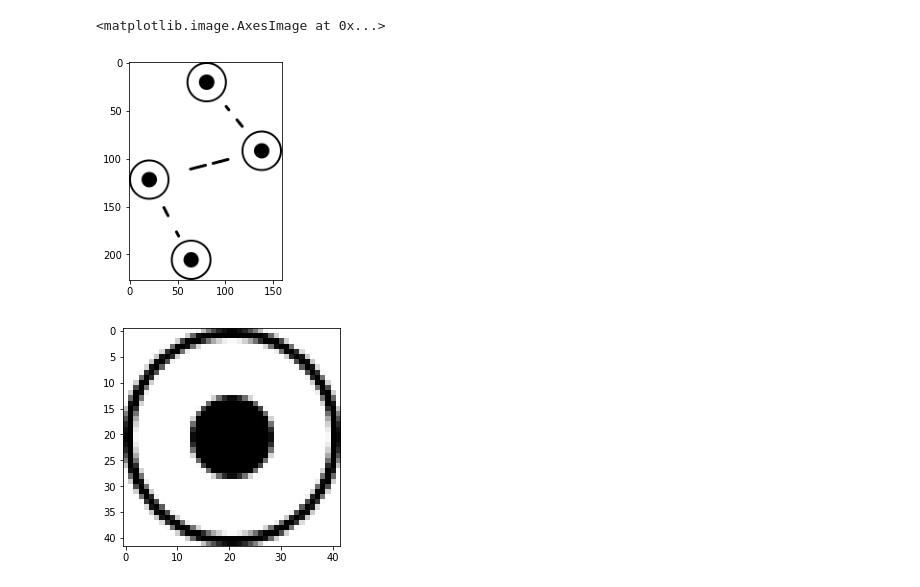
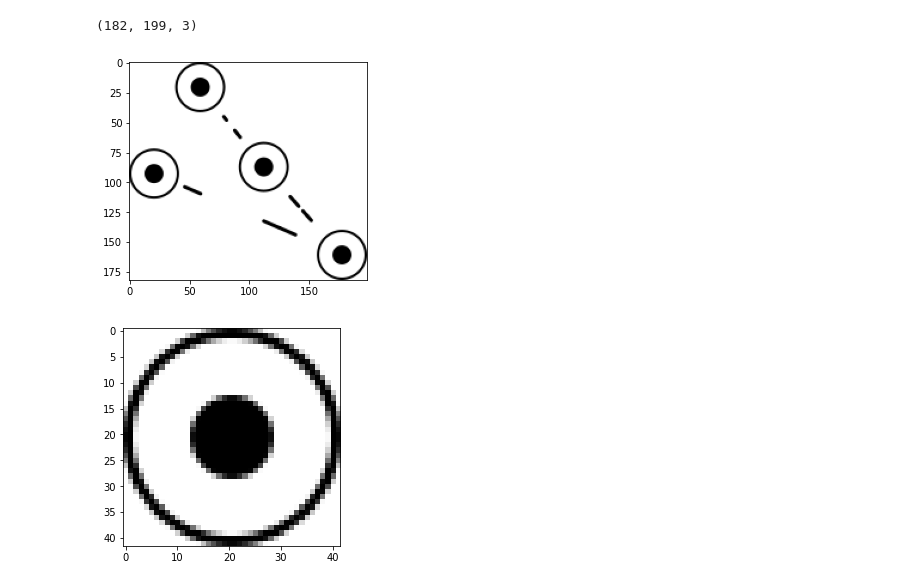
Before and after one commit to yogesh895/FlamCode, a Jupyter notebook: detection/detector.ipynb, the cells around one changed output. Drawn from its saved outputs; the diff is of its cells as text; code cells hidden in the pictures.

```diff
--- a/detection/detector.ipynb
+++ b/detection/detector.ipynb
@@ -7,11 +7,12 @@ import imutils
 import glob
 from imutils.object_detection import non_max_suppression
 # %%
-img = cv2.imread("punchline.png")
+img = cv2.imread("punchline2.png")
 plt.imshow(img)
+print(img.shape)
 # %% [output]
-<matplotlib.image.AxesImage at 0x...>
+(182, 199, 3)
-[figure, old version]
+[figure, new version]
 # %%
 template = cv2.imread("template.png")
 plt.imshow(template)
```
Also changed, not shown: parts of 6 cells of this notebook, 16 other files.
